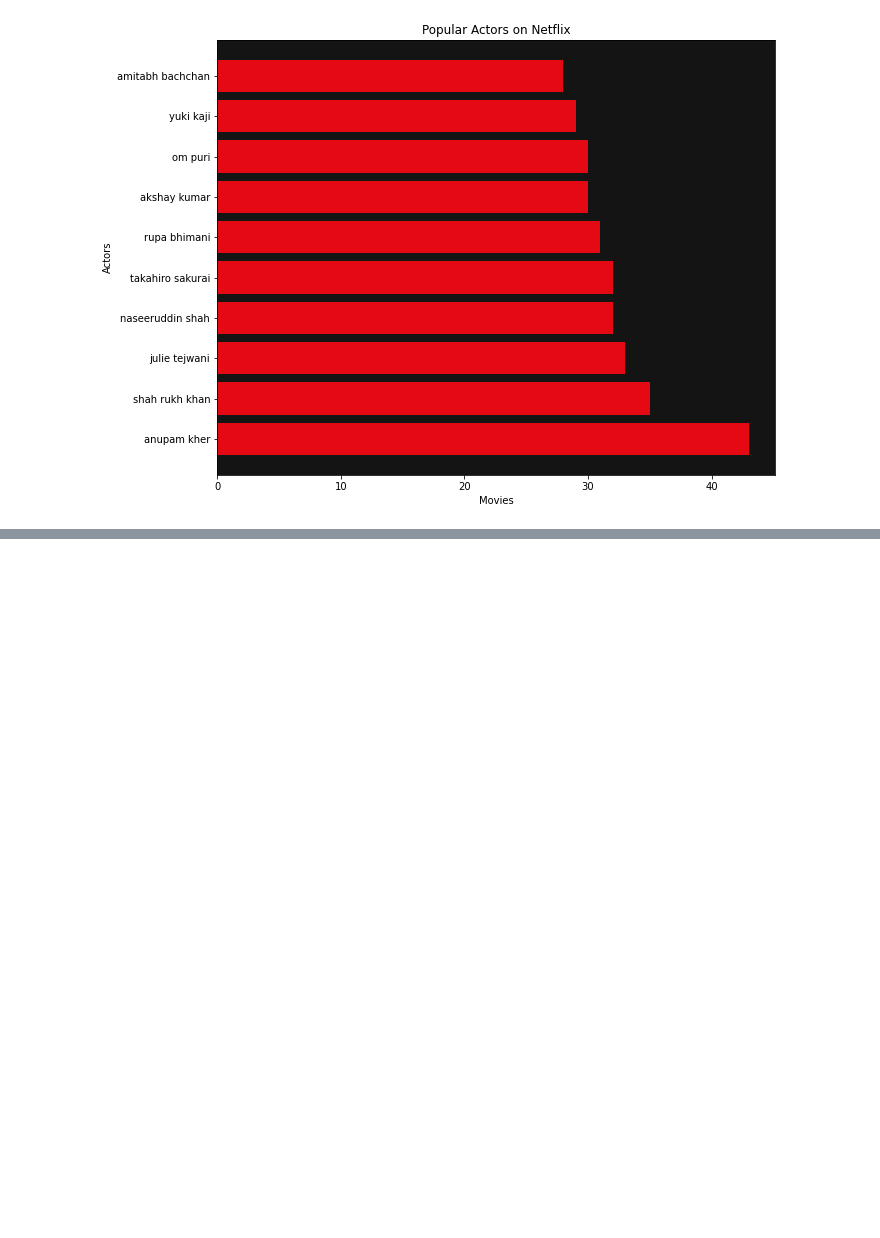
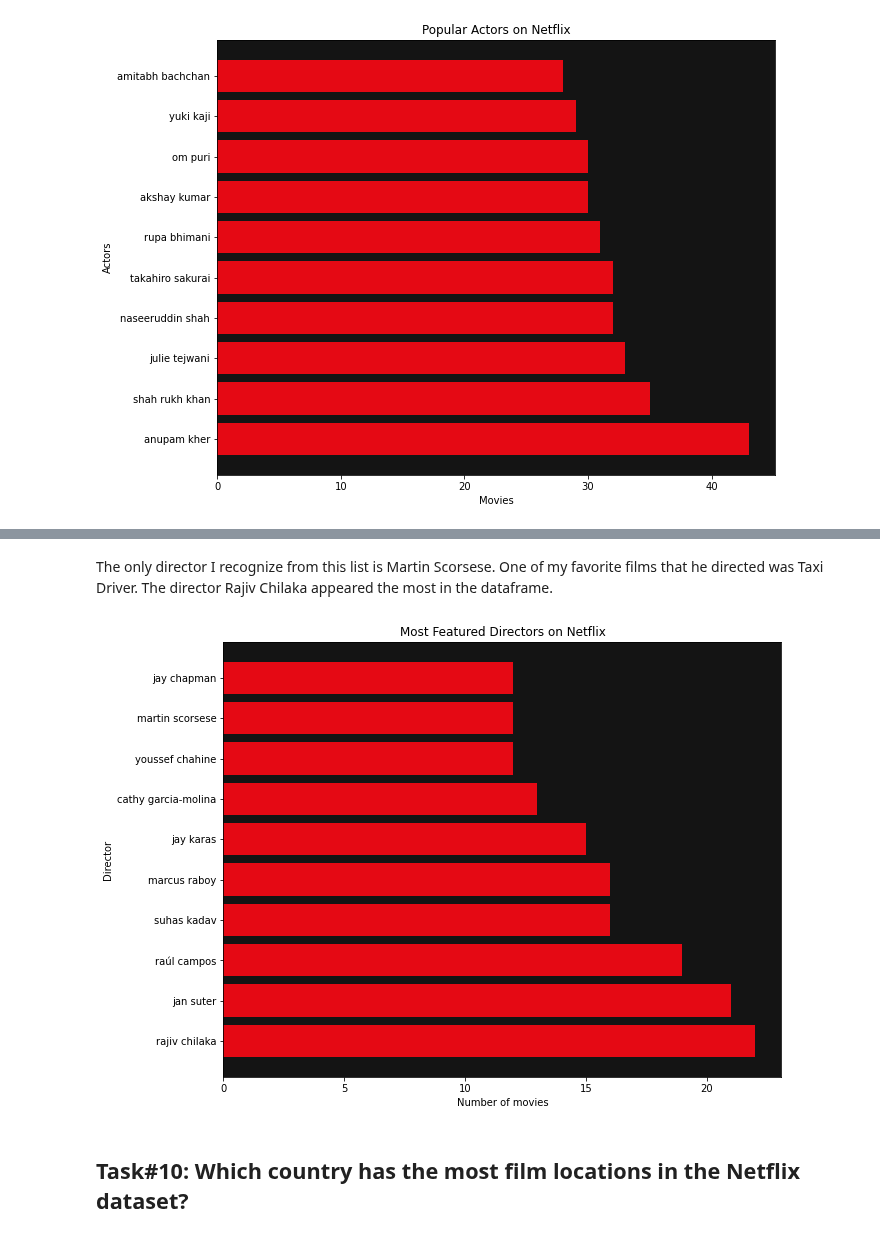
Before and after one commit to rony-guerra/Netflix_Analysis, a Jupyter notebook: Netflix_Analysis_v1.ipynb, the cells around one changed output, grey strips where cells are left out. Drawn from its saved outputs; the diff is of its cells as text; code cells hidden in the pictures; blank space fills up the shorter version.

```diff
--- a/Netflix_Analysis_v1.ipynb
+++ b/Netflix_Analysis_v1.ipynb
@@ -458,0 +620,2 @@ plt.show()
+# %%
+title_and_director_df = df[['title','director']]
@@ -458,0 +631,2 @@ plt.show()
+# %%
+title_and_director_df = title_and_director_df[title_and_director_df.director != 'NA']
@@ -458,0 +642,13 @@ plt.show()
+# %%
+director_names_counter = {}
+
+for index, row in title_and_director_df.iterrows():
+    movie_director = row['director']
+    movie_director_split = movie_director.split(',')
+    movie_director_stripped = [name.strip().lower() for name in movie_director_split]
+    for name in movie_director_stripped:
+        director_names_counter[name] = director_names_counter.get(name, 0) + 1
+
+popular_director = dict(sorted(director_names_counter.items(), key=lambda item: item[1], reverse=True))
+top_10_director = dict(Counter(popular_director).most_common(10))
+top_10_director
@@ -458,0 +666,21 @@ plt.show()
+# %% [markdown]
+The only director I recognize from this list is Martin Scorsese. One of my favorite films that he directed was Taxi Driver. The director Rajiv Chilaka appeared the most in the dataframe.
+# %%
+director = list(top_10_director.keys())
+content_count = list(top_10_director.values())
+# %%
+fig = plt.figure(figsize=(10,8))
+ax = plt.subplot(1,1,1)
+plt.barh(director, content_count, color='#E50914')
+ax.set_title('Most Featured Directors on Netflix')
+ax.set_xlabel('Number of movies')
+ax.set_ylabel('Director')
+plt.grid(False)
+plt.rcParams['axes.facecolor'] = '#141414'
+
+plt.show()
+fig.savefig('director.png')
+# %% [output]
+[figure, added]
+# %% [markdown]
+## Task#10: Which country has the most film locations in the Netflix dataset?
```
Also changed, not shown: parts of 58 cells of this notebook.
